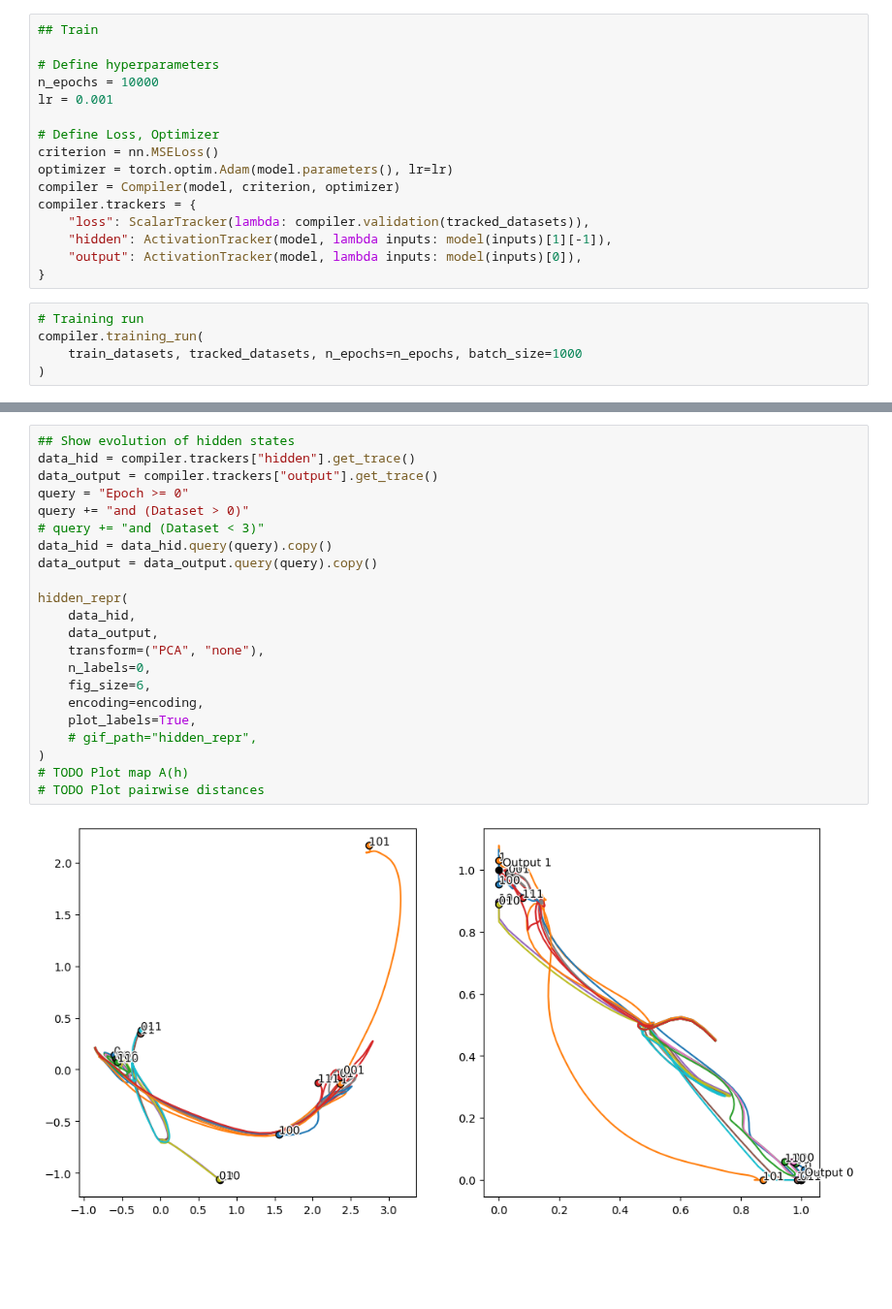
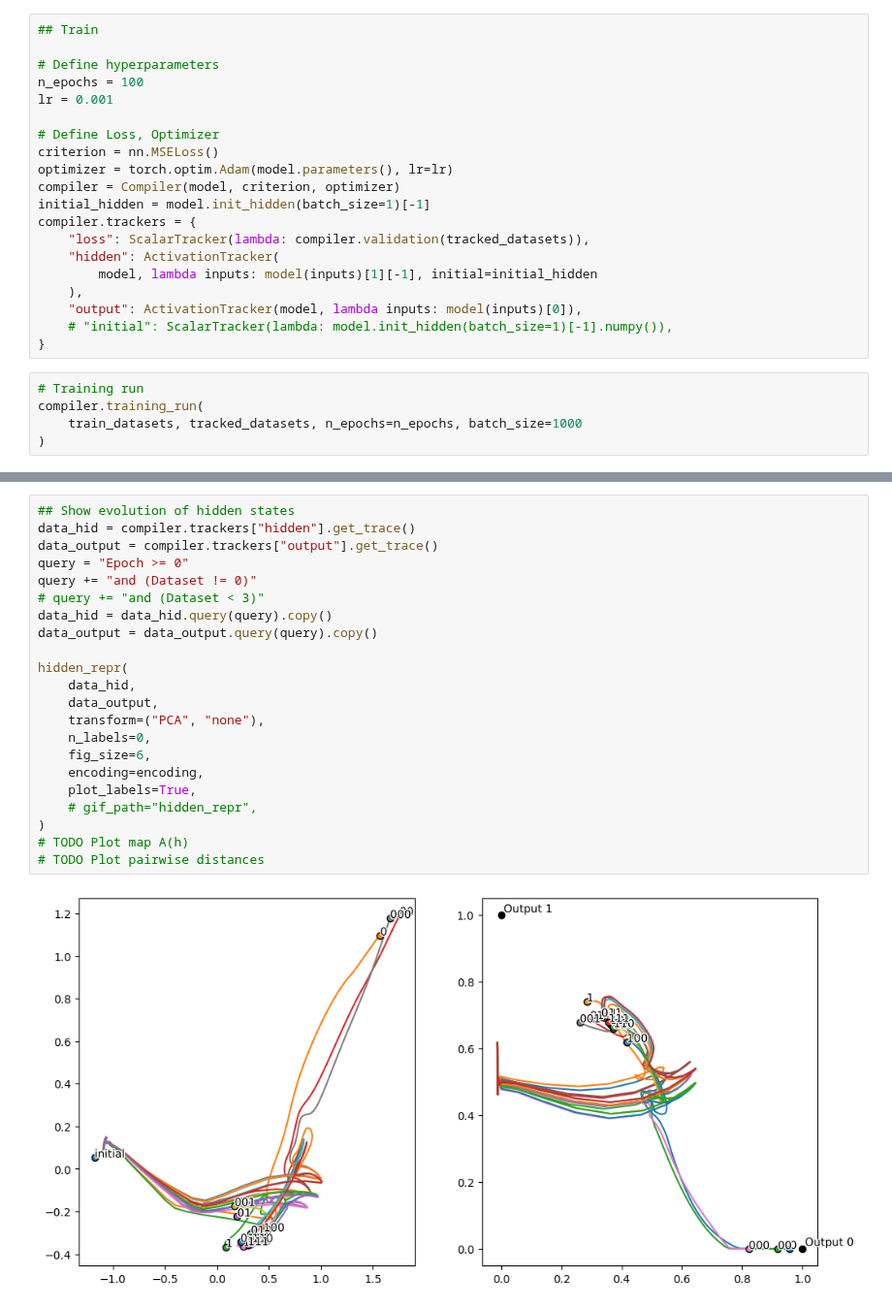
Before and after one commit to loekvanrossem/rnn_structure, a Jupyter notebook: main.ipynb, the cells around one changed output, grey strips where cells are left out. Shown at 97% size. Saved outputs shown, nothing was run; the diff lists cells and outputs as text; blank space fills up the shorter version.

```diff
--- a/main.ipynb
+++ b/main.ipynb
@@ -74,17 +74,21 @@ model = model.Model(
 ## Train
 
 # Define hyperparameters
-n_epochs = 10000
+n_epochs = 100
 lr = 0.001
 
 # Define Loss, Optimizer
 criterion = nn.MSELoss()
 optimizer = torch.optim.Adam(model.parameters(), lr=lr)
 compiler = Compiler(model, criterion, optimizer)
+initial_hidden = model.init_hidden(batch_size=1)[-1]
 compiler.trackers = {
     "loss": ScalarTracker(lambda: compiler.validation(tracked_datasets)),
-    "hidden": ActivationTracker(model, lambda inputs: model(inputs)[1][-1]),
+    "hidden": ActivationTracker(
+        model, lambda inputs: model(inputs)[1][-1], initial=initial_hidden
+    ),
     "output": ActivationTracker(model, lambda inputs: model(inputs)[0]),
+    # "initial": ScalarTracker(lambda: model.init_hidden(batch_size=1)[-1].numpy()),
 }
 # %%
 # Training run
@@ -94,24 +132,24 @@ compiler.training_run(
 # %%
 ## Show evolution of hidden states
 data_hid = compiler.trackers["hidden"].get_trace()
 data_output = compiler.trackers["output"].get_trace()
 query = "Epoch >= 0"
-query += "and (Dataset > 0)"
+query += "and (Dataset != 0)"
 # query += "and (Dataset < 3)"
 data_hid = data_hid.query(query).copy()
 data_output = data_output.query(query).copy()
 
 hidden_repr(
     data_hid,
     data_output,
     transform=("PCA", "none"),
     n_labels=0,
     fig_size=6,
     encoding=encoding,
     plot_labels=True,
     # gif_path="hidden_repr",
 )
 # TODO Plot map A(h)
 # TODO Plot pairwise distances
 # %% [output]
-[figure, old version]
+[figure, new version]
```
Also changed, not shown: parts of 7 cells of this notebook, 4 other files.
